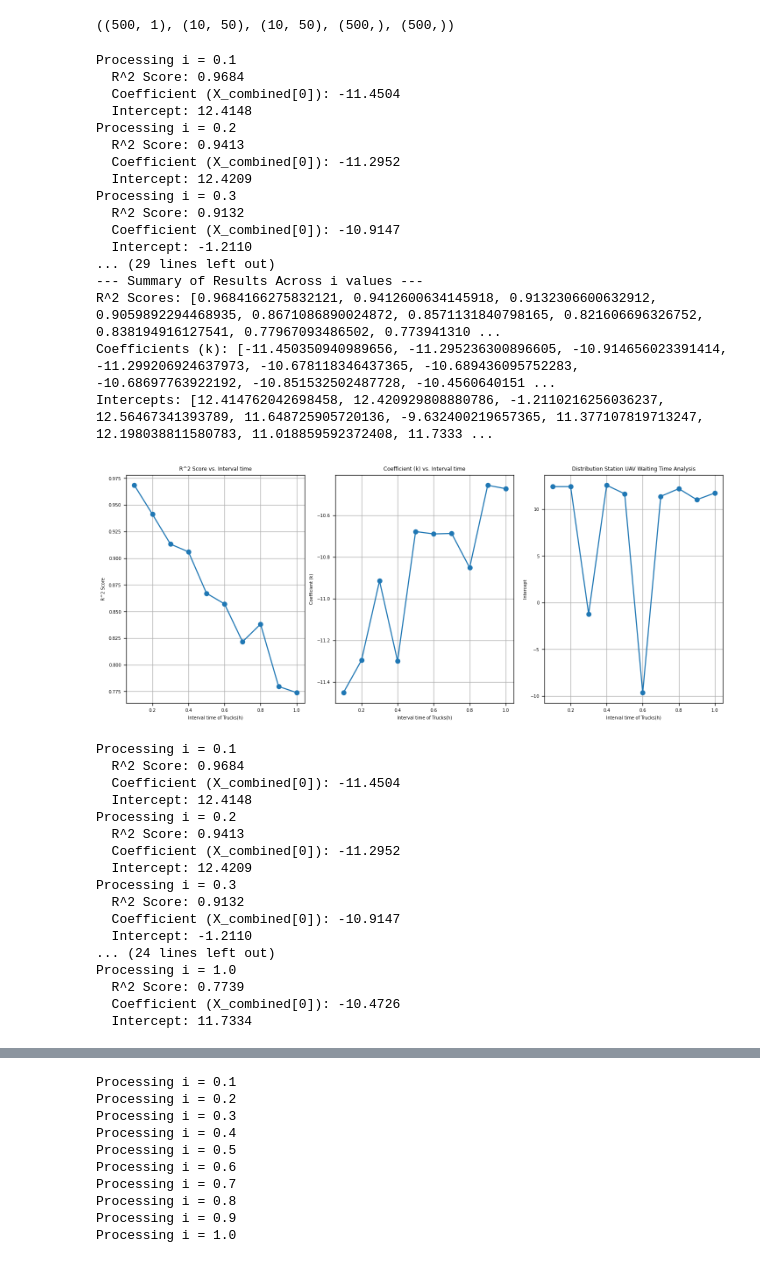
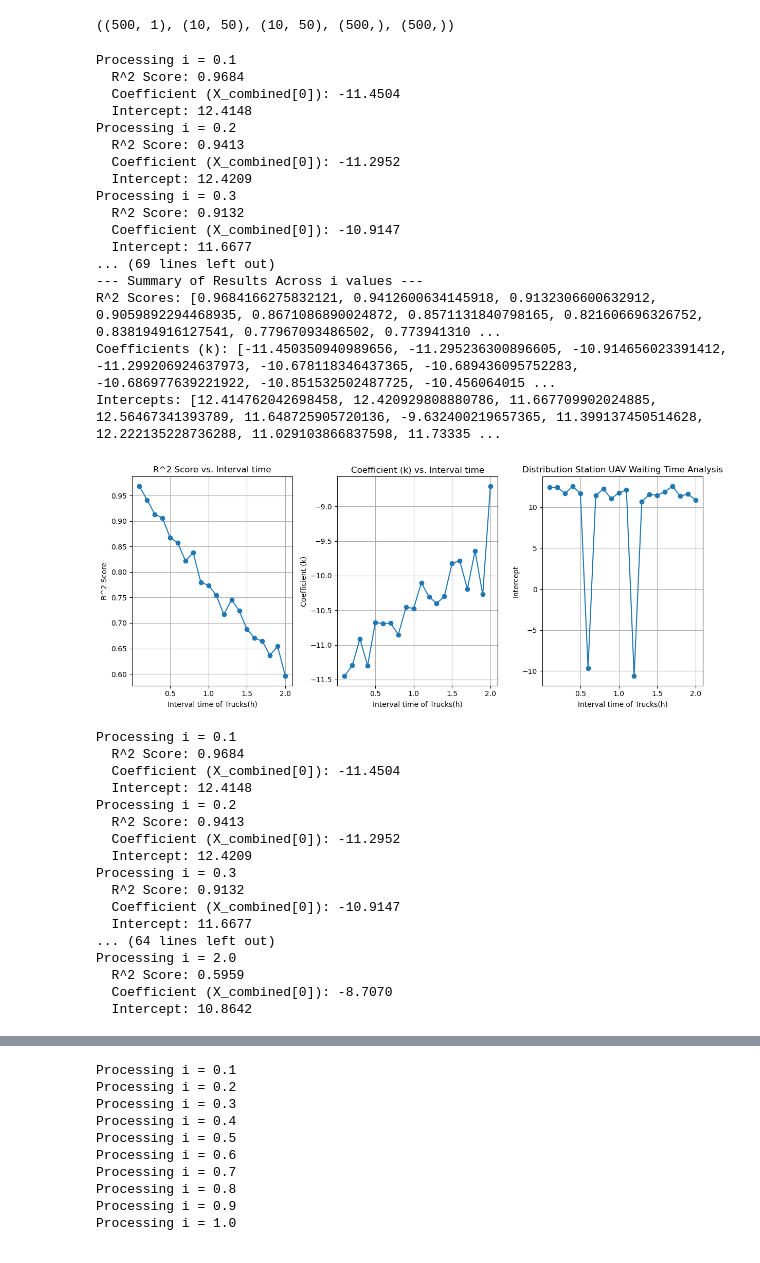
Before and after one commit to miluosi/uav-simulation, a Jupyter notebook: uavsimulation.ipynb, the cells around one changed output, grey strips where cells are left out. Saved outputs shown, nothing was run; the diff lists cells and outputs as text; code cells hidden in the pictures.

Commit message:
git commit -m "Add simulation results and plots"

```diff
--- a/uavsimulation.ipynb
+++ b/uavsimulation.ipynb
@@ -1318,10 +1321,10 @@ r2list = []
 klist = []
 interceptlist = []
 
-for i in np.linspace(0.1, 1, 10):
+for i in np.linspace(0.1, 2, 20):
     print(f"Processing i = {np.round(i,1)}")
     # Assuming these files exist in your directory
-    p1 = np.load(f'dbm1_{np.round(i,1)}.npz')
+    p1 = np.load(f'simu_result/dbm1_{np.round(i,1)}.npz')
     X_combined = p1['X_combined']
     ilits = np.repeat(i, 500).reshape(500, 1)
     X_combined = np.hstack((X_combined, ilits))
@@ -1350,7 +1353,7 @@ print(f"Coefficients (k): {klist}")
 print(f"Intercepts: {interceptlist}")
 
 # Optional: Plotting to visualize trends
-i_values = np.linspace(0.1, 1, 10)
+i_values = np.linspace(0.1, 2, 20)
 
 
 
@@ -1366,54 +1369,54 @@ plt.grid(True)
 plt.subplot(1, 3, 2)
 plt.plot(i_values, klist, marker='o')
 plt.title('Coefficient (k) vs. Interval time')
 plt.xlabel('Interval time of Trucks(h)')
 plt.ylabel('Coefficient (k)')
 plt.grid(True)
 
 plt.subplot(1, 3, 3)
 plt.plot(i_values, interceptlist, marker='o')
 plt.title('Intercept vs. Interval time')
 plt.xlabel('Interval time of Trucks(h)')
 plt.ylabel('Intercept')
 plt.grid(True)
 plt.title('Distribution Station UAV Waiting Time Analysis')
 plt.tight_layout()
 plt.show()
 # %% [output]
 Processing i = 0.1
   R^2 Score: 0.9684
   Coefficient (X_combined[0]): -11.4504
   Intercept: 12.4148
 Processing i = 0.2
   R^2 Score: 0.9413
   Coefficient (X_combined[0]): -11.2952
   Intercept: 12.4209
 Processing i = 0.3
   R^2 Score: 0.9132
   Coefficient (X_combined[0]): -10.9147
-  Intercept: -1.2110
-... (29 lines left out)
+  Intercept: 11.6677
+... (69 lines left out)
 --- Summary of Results Across i values ---
 R^2 Scores: [0.9684166275832121, 0.9412600634145918, 0.9132306600632912, 0.9059892294468935, 0.8671086890024872, 0.8571131840798165, 0.821606696326752, 0.838194916127541, 0.77967093486502, 0.773941310 ...
-Coefficients (k): [-11.450350940989656, -11.295236300896605, -10.914656023391414, -11.299206924637973, -10.678118346437365, -10.689436095752283, -10.68697763922192, -10.851532502487728, -10.4560640151 ...
-Intercepts: [12.414762042698458, 12.420929808880786, -1.2110216256036237, 12.56467341393789, 11.648725905720136, -9.632400219657365, 11.377107819713247, 12.198038811580783, 11.018859592372408, 11.7333 ...
+Coefficients (k): [-11.450350940989656, -11.295236300896605, -10.914656023391412, -11.299206924637973, -10.678118346437365, -10.689436095752283, -10.686977639221922, -10.851532502487725, -10.456064015 ...
+Intercepts: [12.414762042698458, 12.420929808880786, 11.667709902024885, 12.56467341393789, 11.648725905720136, -9.632400219657365, 11.399137450514628, 12.222135228736288, 11.029103866837598, 11.73335 ...
-[figure, old version]
+[figure, new version]
 # %%
 
 
-X_combined_w = np.zeros((500*10, 2))
-uavwaitlist = np.zeros((500*10, 1))
-waitlist = np.zeros((500*10, 1))
+X_combined_w = np.zeros((500*20, 2))
+uavwaitlist = np.zeros((500*20, 1))
+waitlist = np.zeros((500*20, 1))
 
 
 
 
 
 
-for num,i in enumerate(np.linspace(0.1, 1, 10)):
+for num,i in enumerate(np.linspace(0.1, 2, 20)):
     print(f"Processing i = {np.round(i,1)}")
     # Assuming these files exist in your directory
-    p1 = np.load(f'dbm1_{np.round(i,1)}.npz')
+    p1 = np.load(f'simu_result/dbm1_{np.round(i,1)}.npz')
     X_combined = p1['X_combined']
     ilits = np.repeat(i, 500).reshape(500, 1)
 
@@ -1455,11 +1458,11 @@ Processing i = 0.2
 Processing i = 0.3
   R^2 Score: 0.9132
   Coefficient (X_combined[0]): -10.9147
-  Intercept: -1.2110
-... (24 lines left out)
-Processing i = 1.0
-  R^2 Score: 0.7739
-  Coefficient (X_combined[0]): -10.4726
-  Intercept: 11.7334
+  Intercept: 11.6677
+... (64 lines left out)
+Processing i = 2.0
+  R^2 Score: 0.5959
+  Coefficient (X_combined[0]): -8.7070
+  Intercept: 10.8642
 # %%
 import seaborn as sns
```
Also changed, not shown: parts of 20 cells of this notebook, 16 other files.
